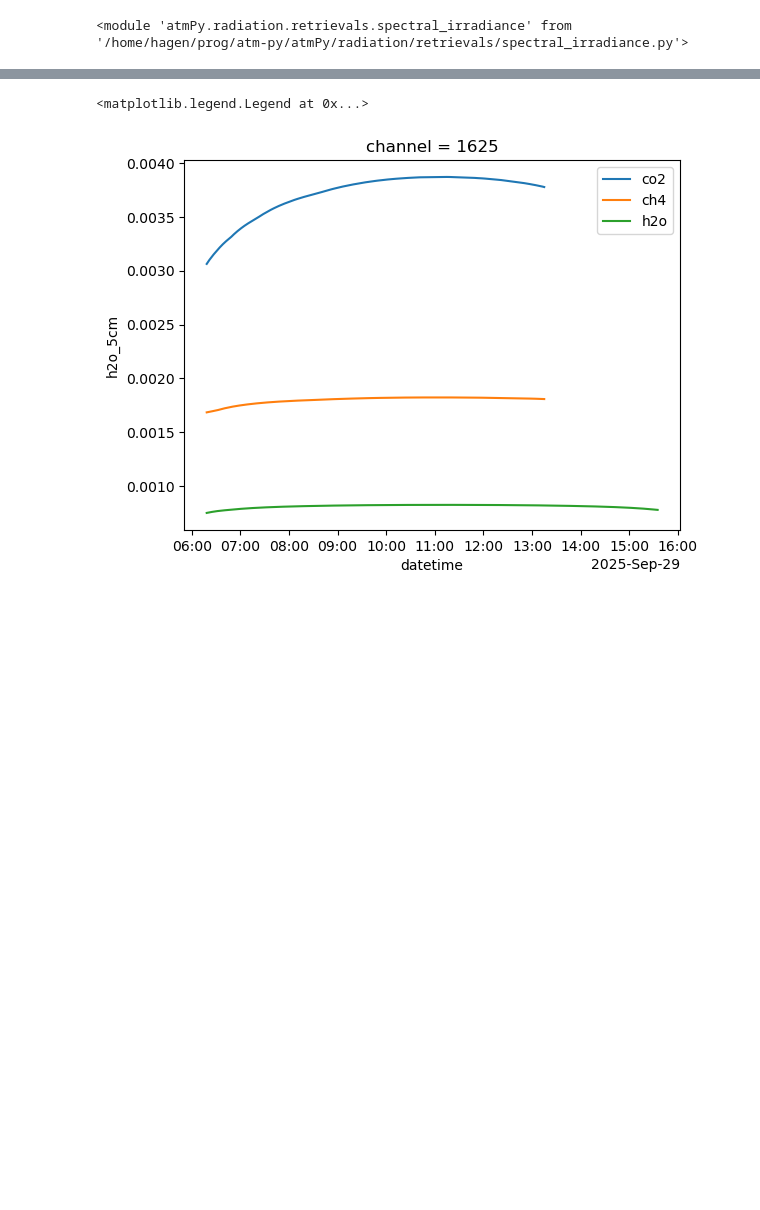
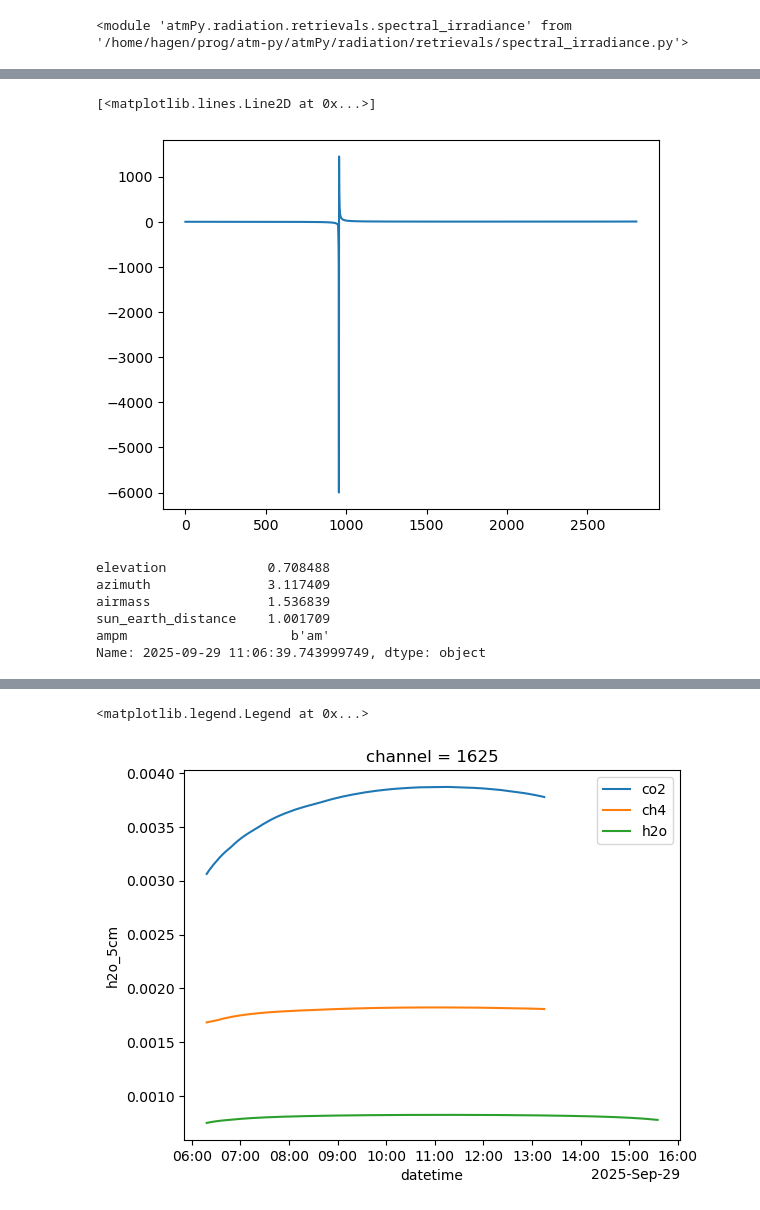
Before and after one commit to HagenTelg/cmpaign_2025_PMOD, a Jupyter notebook: aod_0929.ipynb, the cells around one changed output, grey strips where cells are left out. Saved outputs shown, nothing was run; the diff lists cells and outputs as text; code cells hidden in the pictures; blank space fills up the shorter version.

```diff
--- a/aod_0929.ipynb
+++ b/aod_0929.ipynb
@@ -102,0 +131,15 @@ dni648 = dni
+# %%
+plt.plot(dni.sun_position.airmass.values)
+# %% [output]
+[<matplotlib.lines.Line2D at 0x...>]
+[figure, added]
+# %%
+row = dni.sun_position.iloc[2000]
+row
+# %% [output]
+elevation             0.708488
+azimuth               3.117409
+airmass               1.536839
+sun_earth_distance    1.001709
+ampm                     b'am'
+Name: 2025-09-29 11:06:39.743999749, dtype: object
```
Also changed, not shown: parts of 23 cells of this notebook, 8 other files.
